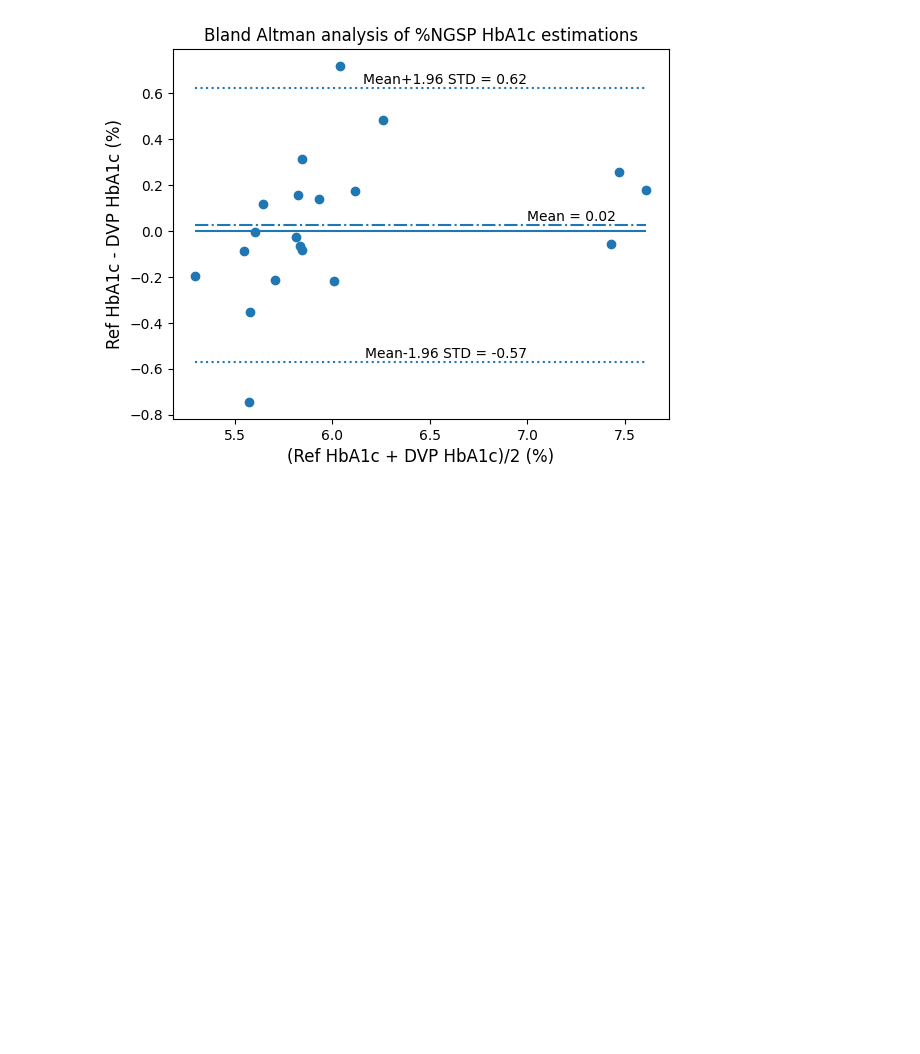
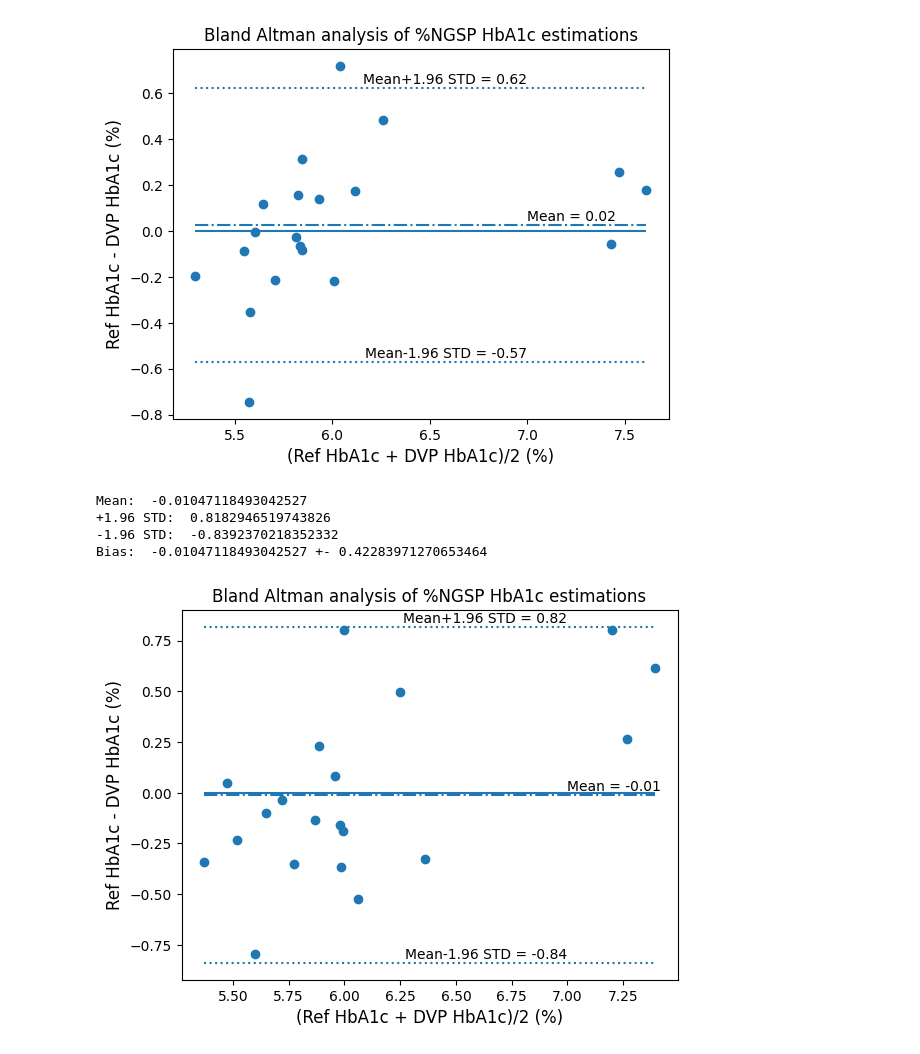
Before and after one commit to shamasatter/Estimating-HbA1c-from-PPG-using-ML, a Jupyter notebook: fig.ipynb, the cells around one changed output. Saved outputs shown, nothing was run; the diff lists cells and outputs as text; code cells hidden in the pictures; blank space fills up the shorter version.

```diff
--- a/fig.ipynb
+++ b/fig.ipynb
@@ -489,3 +489,32 @@ Mean:  0.02452166500000006
 -1.96 STD:  -0.5716555698930303
 Bias:  0.02452166500000006 +- 0.30417205861889307
 [figure]
+# %%
+cbwo_acdc=[5.541100079955663,
+ 6.324237667059016,
+ 6.08916503793875,
+ 5.698828821767184,
+ 5.935386643239283,
+ 5.737020541518265,
+ 5.995480889456181,
+ 6.798309888256042,
+ 5.916017105788739,
+ 7.13618593304221,
+ 6.167843585694176,
+ 6.057822577600409,
+ 5.771373937745155,
+ 7.0855969454931875,
+ 5.632201528929503,
+ 6.524797679511568,
+ 5.595744460122677,
+ 5.449294233158699,
+ 5.950712840826792,
+ 6.002303301505006]
+# %%
+hBAA(cb2,cbwo_acdc)
+# %% [output]
+Mean:  -0.01047118493042527
++1.96 STD:  0.8182946519743826
+-1.96 STD:  -0.8392370218352332
+Bias:  -0.01047118493042527 +- 0.42283971270653464
+[figure, added]
```
Also changed, not shown: 4 other files.
